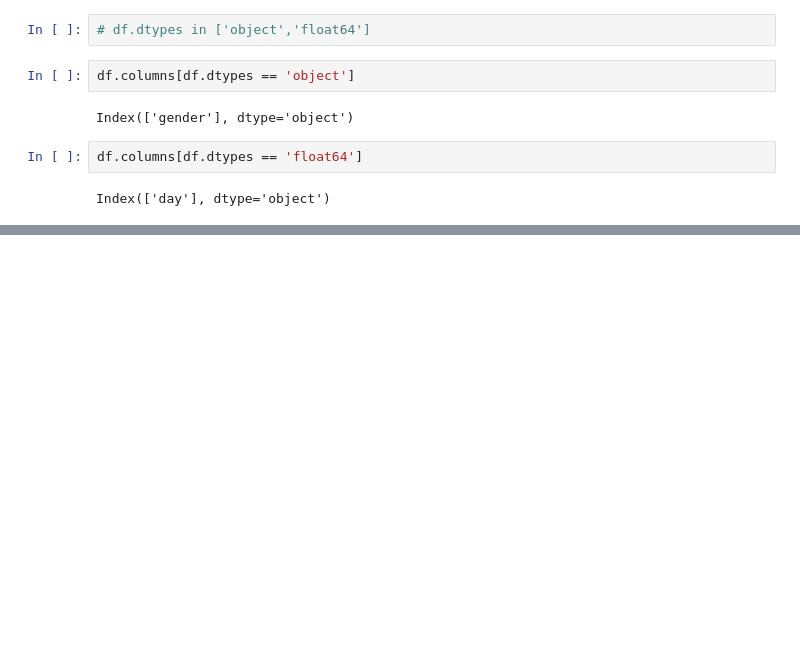
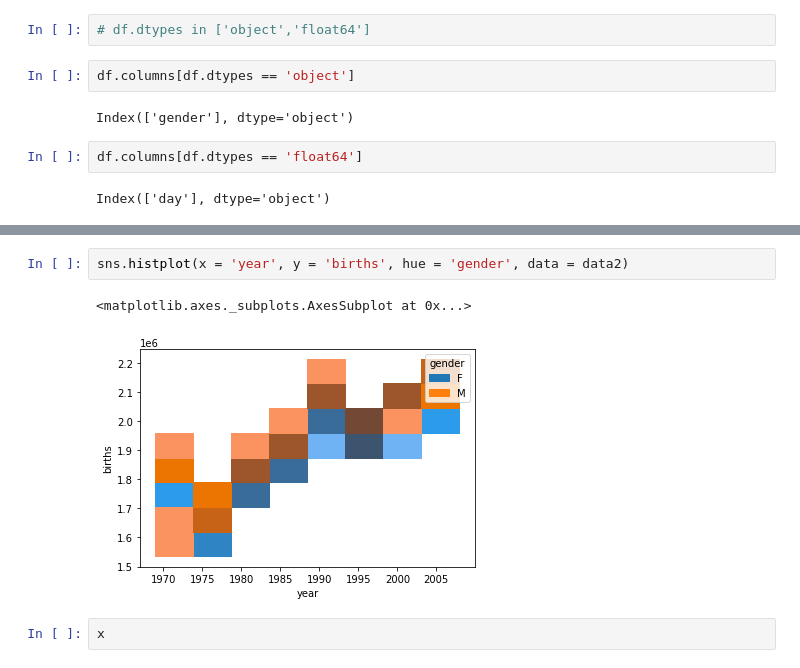
Before and after one commit to mcfatbeard57/Collabs_notebooks, a Jupyter notebook: Working_with_Tesnors.ipynb, the cells around one changed output, grey strips where cells are left out. Saved outputs shown, nothing was run; the diff lists cells and outputs as text; blank space fills up the shorter version.

```diff
--- a/Working_with_Tesnors.ipynb
+++ b/Working_with_Tesnors.ipynb
@@ -230,0 +339,7 @@ Index(['day'], dtype='object')
+# %%
+sns.histplot(x = 'year', y = 'births', hue = 'gender', data = data2)
+# %% [output]
+<matplotlib.axes._subplots.AxesSubplot at 0x...>
+[figure, added]
+# %%
+x
```
Also changed, not shown: parts of 13 cells of this notebook.
